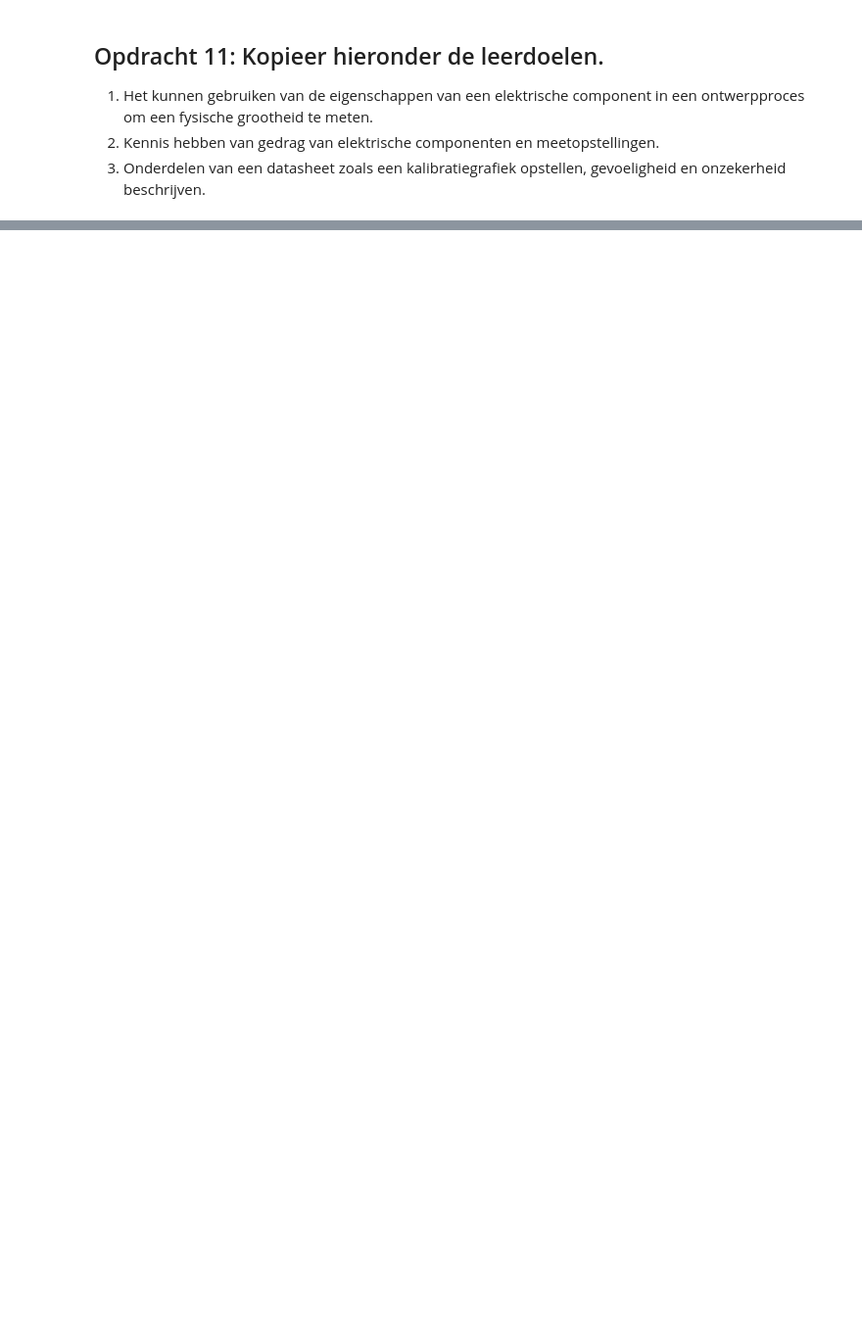
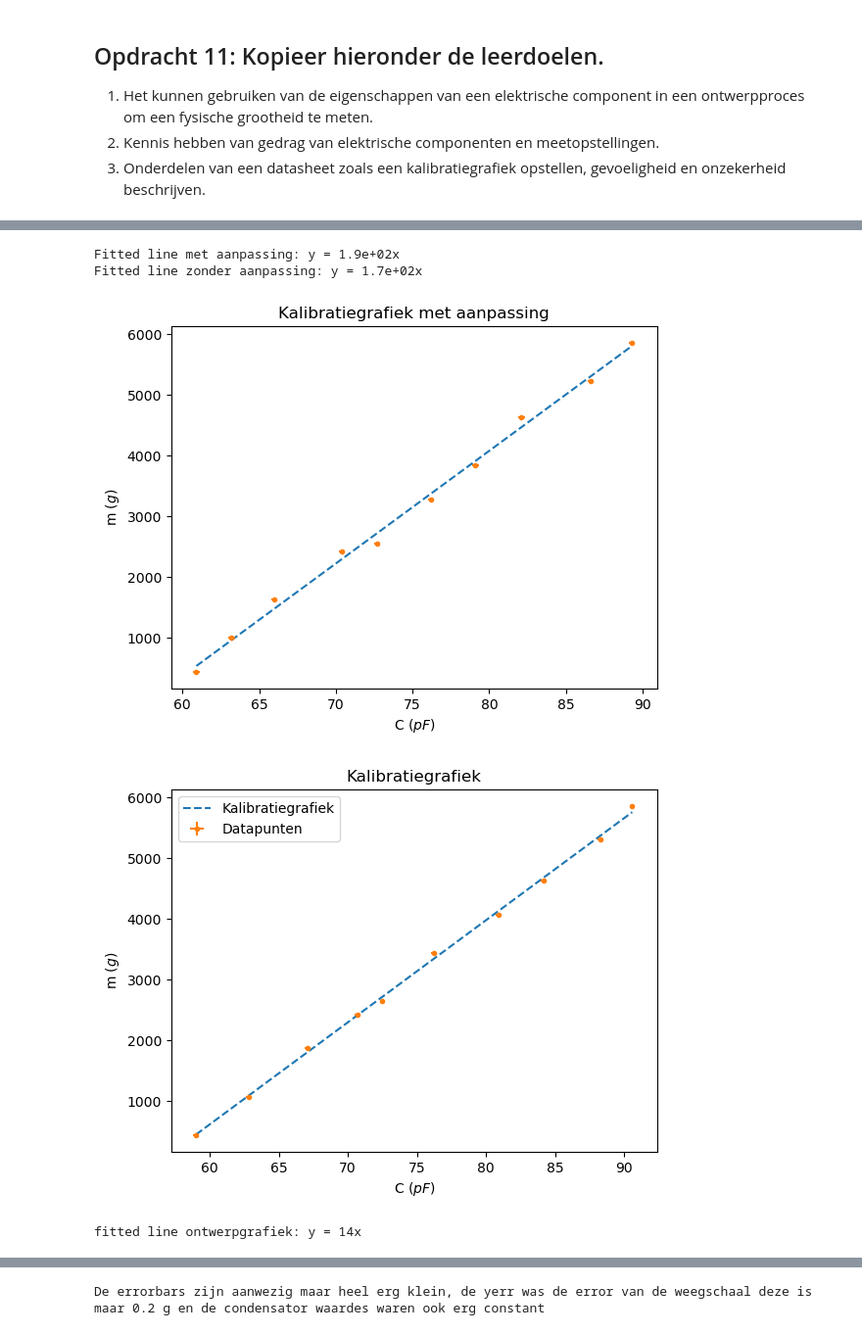
Before and after one commit to ElisabethMijnders/opdrachten-DEF-D-EM, a Jupyter notebook: FysiekeOntwerpopdrachten/2OntwerpEenSensorCondensator/DEFOntwerpopdracht2OntwerpEenSensorInvulTemplate.ipynb, the cells around one changed output, grey strips where cells are left out. Shown at 98% size. Cells and saved outputs as stored; diff of their text form; code cells hidden in the pictures; blank space fills up the shorter version.

```diff
--- a/FysiekeOntwerpopdrachten/2OntwerpEenSensorCondensator/DEFOntwerpopdracht2OntwerpEenSensorInvulTemplate.ipynb
+++ b/FysiekeOntwerpopdrachten/2OntwerpEenSensorCondensator/DEFOntwerpopdracht2OntwerpEenSensorInvulTemplate.ipynb
@@ -221,0 +258,49 @@ kopieer hier de cel(len) waaruit blijkt dat jullie leerdoel 3 beheersen.
+# %%
+# Plot hier je oorspronkelijke en je uiteindelijke kalibratiegrafieken, fit daar een bijpassende lijn door
+# en zet ook de verwachte ontwerpgrafiek erbij
+
+m1 = [437.9,995.7,1630.1,2425.9,2544.6,3279.0,3834.8,4630.6,5225.5,5859.6]
+c1 = [60.9,63.2,66.0,70.4,72.7,76.2,79.1,82.1,86.6,89.3]
+merr=[0.2,0.2,0.2,0.2,0.2,0.2,0.2,0.2,0.2,0.2]
+cerr=[0.2,0.2,0.2,0.2,0.2,0.2,0.2,0.2,0.2,0.2]
+
+val1,cov1 = curve_fit(functie,c1,m1)
+xtest1=np.linspace(min(c1),max(c1),100)
+yfit1=functie(xtest1,*val1)
+
+a2 = val1[0]
+print(f'Fitted line met aanpassing: y = {a2:.2g}x')
+print(f'Fitted line zonder aanpassing: y = {a1:.2g}x')
+
+plt.title("Kalibratiegrafiek met aanpassing")
+plt.xlabel("C $(pF)$")
+plt.ylabel("m $(g)$")
+plt.plot(xtest1,yfit1,"--",label="Kalibratiegrafiek met aanpassing")
+plt.errorbar(c1,m1,xerr=cerr,yerr=merr,fmt=".",label="Datapunten met aanpassing")
+plt.show()
+
+plt.title("Kalibratiegrafiek")
+plt.plot(xtest,yfit,"--",label="Kalibratiegrafiek")
+plt.errorbar(c,m,xerr=cerr,yerr=merr,fmt=".",label="Datapunten")
+plt.legend()
+plt.xlabel("C $(pF)$")
+plt.ylabel("m $(g)$")
+plt.show()
+
+a0 = val0[0]
+print(f'fitted line ontwerpgrafiek: y = {a0:.2g}x')
+
+plt.title("Verwachte ontwerpgrafiek")
+plt.plot(c0,m0,".")
+plt.plot(xtest0,yfit0,"--")
+plt.xlabel("C $(pF)$")
+plt.ylabel("m $(g)$")
+plt.show()
+
+print("De errorbars zijn aanwezig maar heel erg klein, de yerr was de error van de weegschaal deze is maar 0.2 g en de condensator waardes waren ook erg constant")
+# %% [output]
+Fitted line met aanpassing: y = 1.9e+02x
+Fitted line zonder aanpassing: y = 1.7e+02x
+[figure, added]
+[figure, added]
+fitted line ontwerpgrafiek: y = 14x
@@ -221,0 +308 @@ kopieer hier de cel(len) waaruit blijkt dat jullie leerdoel 3 beheersen.
+De errorbars zijn aanwezig maar heel erg klein, de yerr was de error van de weegschaal deze is maar 0.2 g en de condensator waardes waren ook erg constant
```
Also changed, not shown: parts of 10 cells of this notebook.
